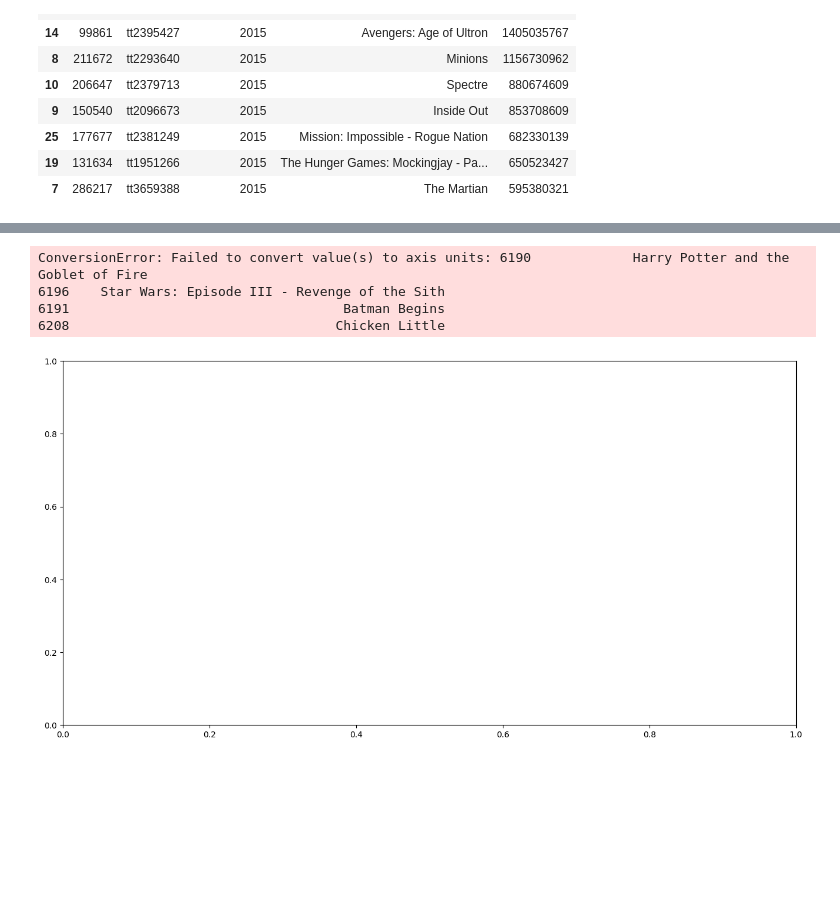
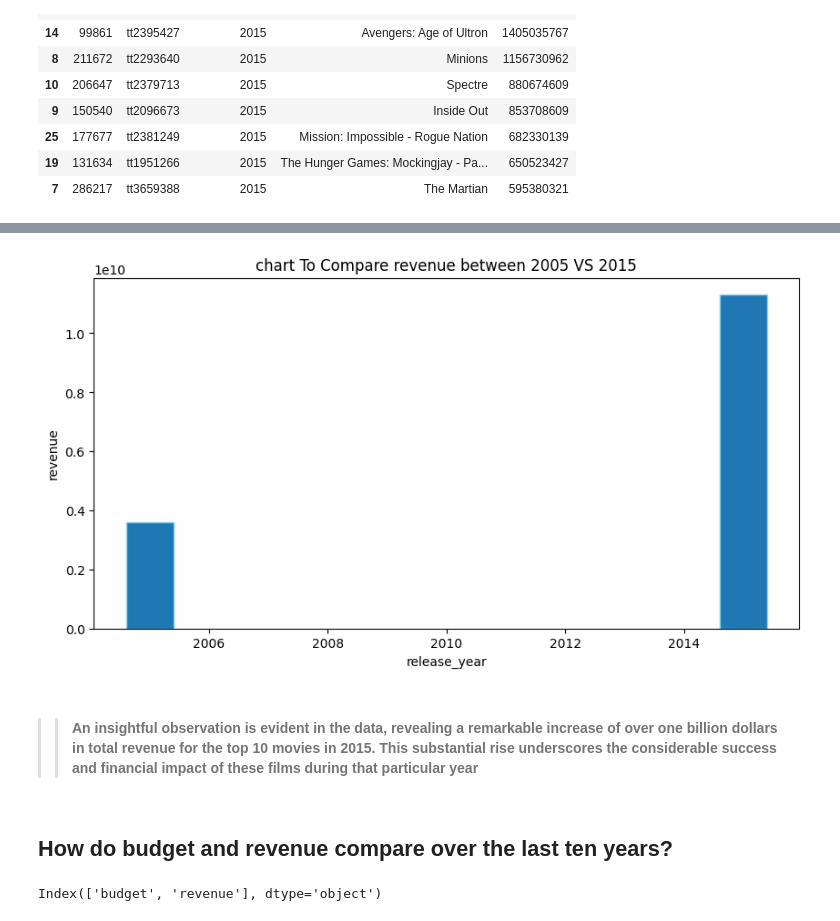
Before and after one commit to masiod/TMDb_movie_data, a Jupyter notebook: TMDB Final Project investigate dataset.ipynb, the cells around one changed output, grey strips where cells are left out. Drawn from its saved outputs; the diff is of its cells as text; code cells hidden in the pictures; blank space fills up the shorter version.

```diff
--- a/TMDB Final Project investigate dataset.ipynb
+++ b/TMDB Final Project investigate dataset.ipynb
@@ -333,5 +359,7 @@ df_ten_years_movies_result_2015
 #we need to concat the two dataframe
 
 merged_df=pd.concat([df_ten_years_movies_result,df_ten_years_movies_result_2015])
-merged_df
+merged_df_sum=pd.DataFrame(merged_df.groupby('release_year')['revenue'].sum(),columns=['revenue']).reset_index()
+
+merged_df_sum
 # %% [output]
@@ -355,14 +369,25 @@ merged_df
 # %%
 # now we will compare the 20
-plt.figure(figsize=(16,8));
-plt.hist(merged_df.groupby('release_year')['revenue'].sum(),merged_df['original_title'],edgecolor='skyblue');
-plt.title('Distribution of Revenue for Top 10 Movies for 2005 and 2015');
-plt.xlabel('otiginal_title',fontsize=8);
+plt.figure(figsize=(10,5));
+plt.bar(merged_df_sum['release_year'],merged_df_sum['revenue'], edgecolor='skyblue');
+plt.title('chart To Compare revenue between 2005 VS 2015');
+plt.xlabel('release_year');
 plt.ylabel('revenue');
 plt.show();
 # %% [output]
-ConversionError: Failed to convert value(s) to axis units: 6190             Harry Potter and the Goblet of Fire
-6196    Star Wars: Episode III - Revenge of the Sith
-6191                                   Batman Begins
-6208                                  Chicken Little
-[figure, old version]
+[figure, new version]
+# %% [markdown]
+>> #### An insightful observation is evident in the data, revealing a remarkable increase of over one billion dollars in total revenue for the top 10 movies in 2015. This substantial rise underscores the considerable success and financial impact of these films during that particular year
+# %% [markdown]
+## How do budget and revenue compare over the last ten years?
+# %%
+
+# Assuming you have already filtered the data for the last ten years
+
+
+merged_df_budget_revenue=df.groupby(by='release_year')[['budget','revenue']].sum()
+merged_df_budget_revenue
+merged_compare=merged_df_budget_revenue.sort_values(by='release_year',ascending=False).head(10)
+merged_compare.columns
+# %% [output]
+Index(['budget', 'revenue'], dtype='object')
```
Also changed, not shown: parts of 16 cells of this notebook.
